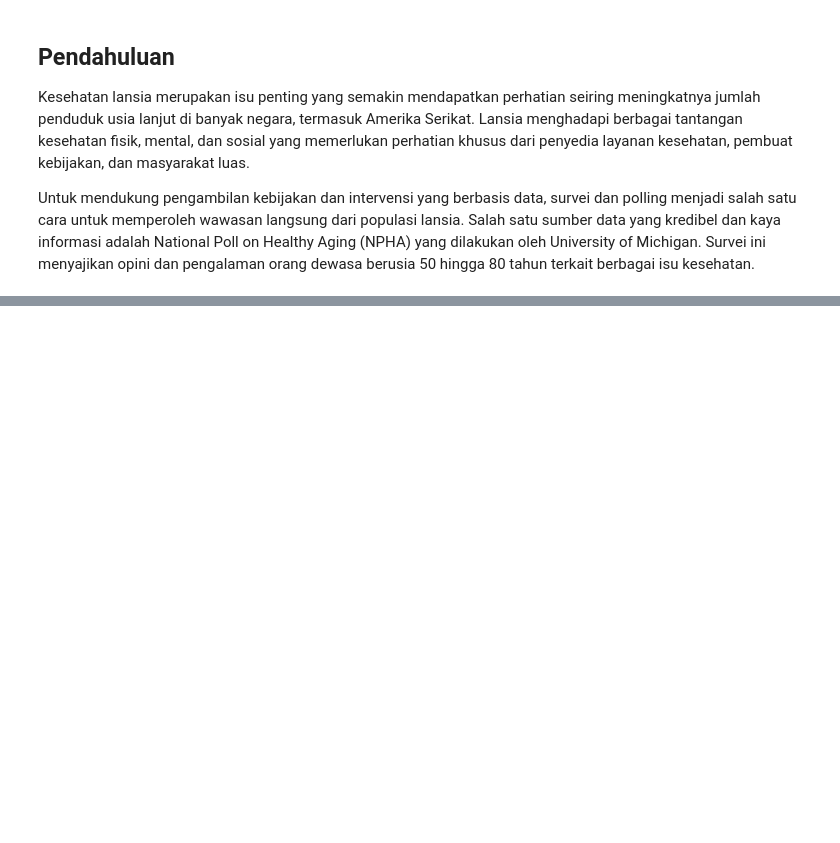
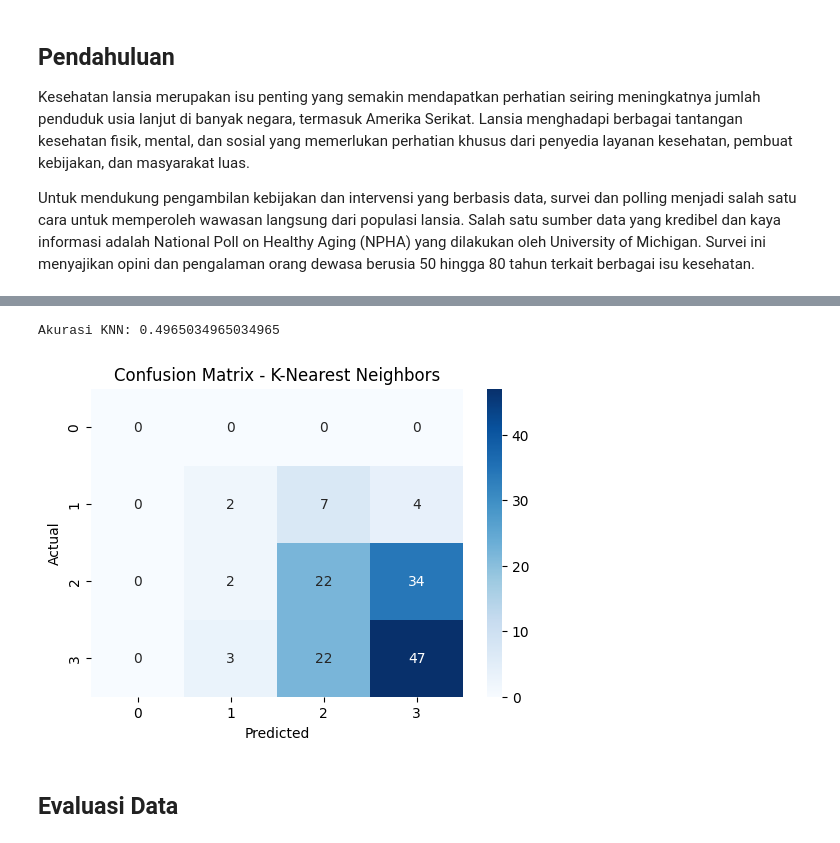
Before and after one commit to NajmaBasmaMaulida/PENDATA, a Jupyter notebook: _sources/TUGAS_PRA_UAS.ipynb, the cells around one changed output, grey strips where cells are left out. Drawn from its saved outputs; the diff is of its cells as text; code cells hidden in the pictures; blank space fills up the shorter version.

```diff
--- a/_sources/TUGAS_PRA_UAS.ipynb
+++ b/_sources/TUGAS_PRA_UAS.ipynb
@@ -147,0 +486,27 @@ plt.show()
+# %%
+from sklearn.neighbors import KNeighborsClassifier
+from sklearn.metrics import accuracy_score, confusion_matrix
+import seaborn as sns
+import matplotlib.pyplot as plt
+
+# === 7. Training KNN ===
+knn = KNeighborsClassifier(n_neighbors=5)  # Kamu bisa ubah jumlah tetangga (k) di sini
+knn.fit(X_train, y_train)
+
+# === 8. Evaluasi Model ===
+y_pred = knn.predict(X_test)
+print("Akurasi KNN:", accuracy_score(y_test, y_pred))
+
+# === 9. Confusion Matrix ===
+cm = confusion_matrix(y_test, y_pred, labels=knn.classes_)
+plt.figure(figsize=(6, 4))
+sns.heatmap(cm, annot=True, fmt='d', xticklabels=knn.classes_, yticklabels=knn.classes_, cmap='Blues')
+plt.xlabel("Predicted")
+plt.ylabel("Actual")
+plt.title("Confusion Matrix - K-Nearest Neighbors")
+plt.show()
+# %% [output]
+Akurasi KNN: 0.4965034965034965
+[figure, added]
+# %% [markdown]
+## Evaluasi Data
```
Also changed, not shown: parts of 37 cells of this notebook, 9 other files.
